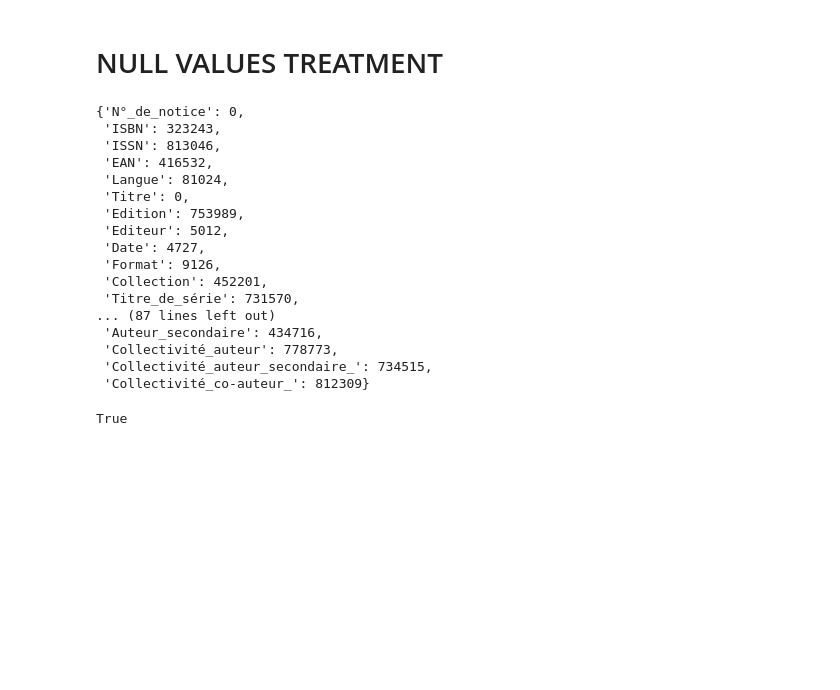
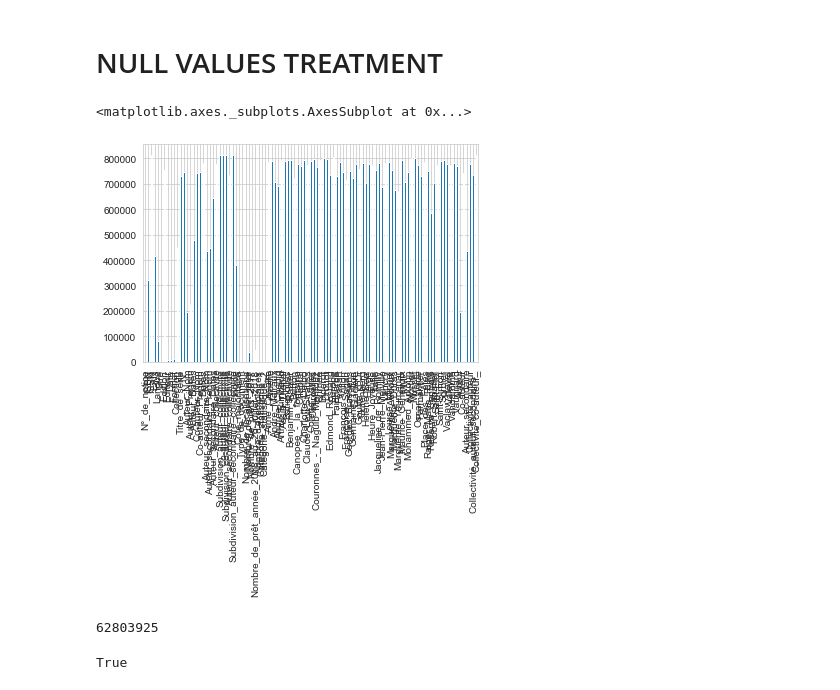
Before and after one commit to srosamont/Projects_Ironhack, a Jupyter notebook: Book_loan/Book_Loan_Cleaning.ipynb, the cells around one changed output. Saved outputs shown, nothing was run; the diff lists cells and outputs as text; code cells hidden in the pictures; blank space fills up the shorter version.

```diff
--- a/Book_loan/Book_Loan_Cleaning.ipynb
+++ b/Book_loan/Book_Loan_Cleaning.ipynb
@@ -416,25 +483,14 @@ row_to_drop=[]
 # NULL VALUES TREATMENT
 # %%
 #Check Number of Null values per columns
-dataBook.isna().sum().to_dict()
+dataBook.isna().sum().plot
 # %% [output]
-{'N°_de_notice': 0,
- 'ISBN': 323243,
- 'ISSN': 813046,
- 'EAN': 416532,
- 'Langue': 81024,
- 'Titre': 0,
- 'Edition': 753989,
- 'Editeur': 5012,
- 'Date': 4727,
- 'Format': 9126,
- 'Collection': 452201,
- 'Titre_de_série': 731570,
-... (87 lines left out)
- 'Auteur_secondaire': 434716,
- 'Collectivité_auteur': 778773,
- 'Collectivité_auteur_secondaire_': 734515,
- 'Collectivité_co-auteur_': 812309}
+<matplotlib.axes._subplots.AxesSubplot at 0x...>
+[figure, added]
+# %%
+dataBook.isna().sum().sum()
+# %% [output]
+62803925
 # %%
 #dataBook["Auteur_Dates"].value_counts()
 #Column not necessary for the model so I drop it.
```
Also changed, not shown: parts of 66 cells of this notebook, 3 other files.
